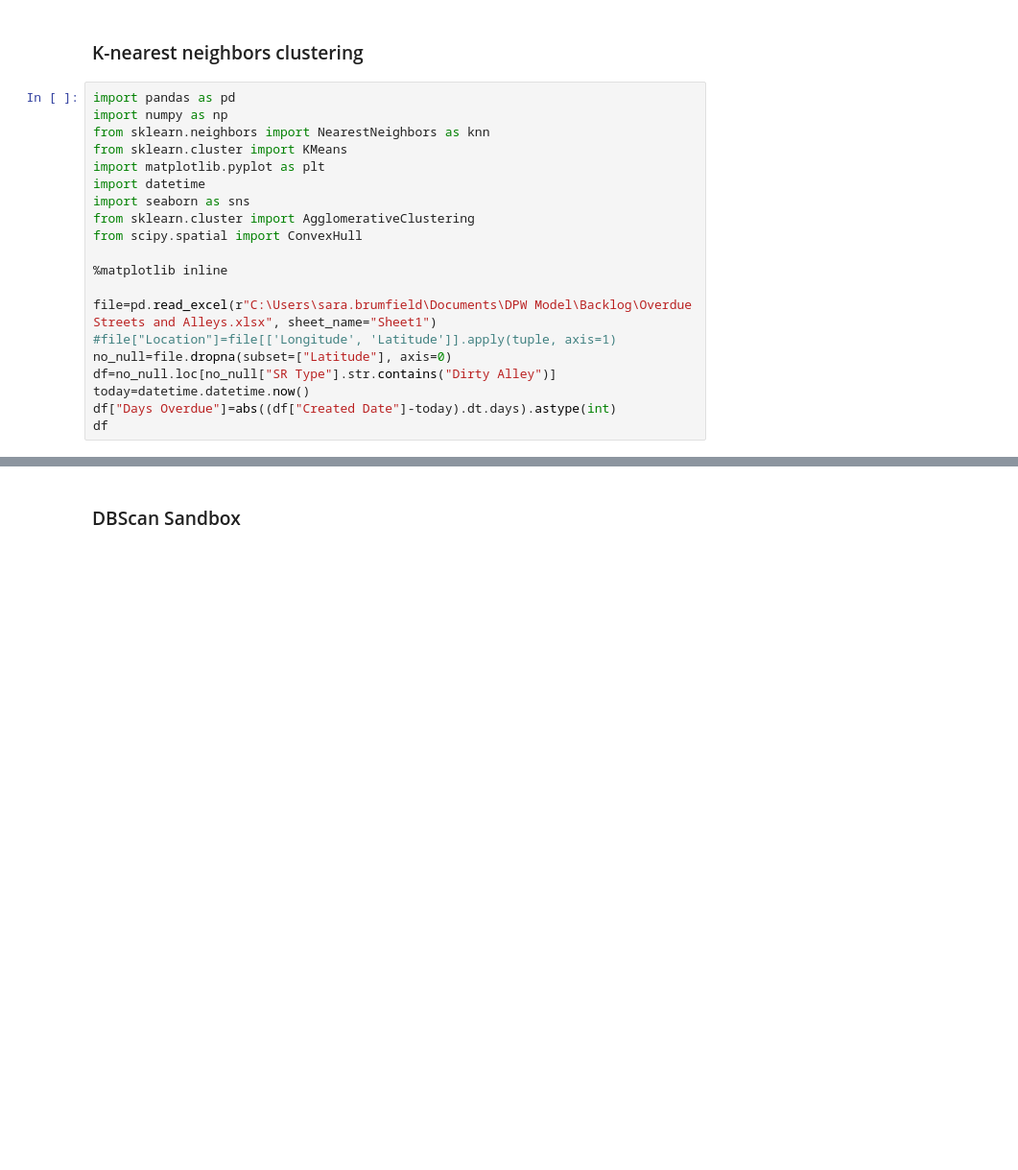
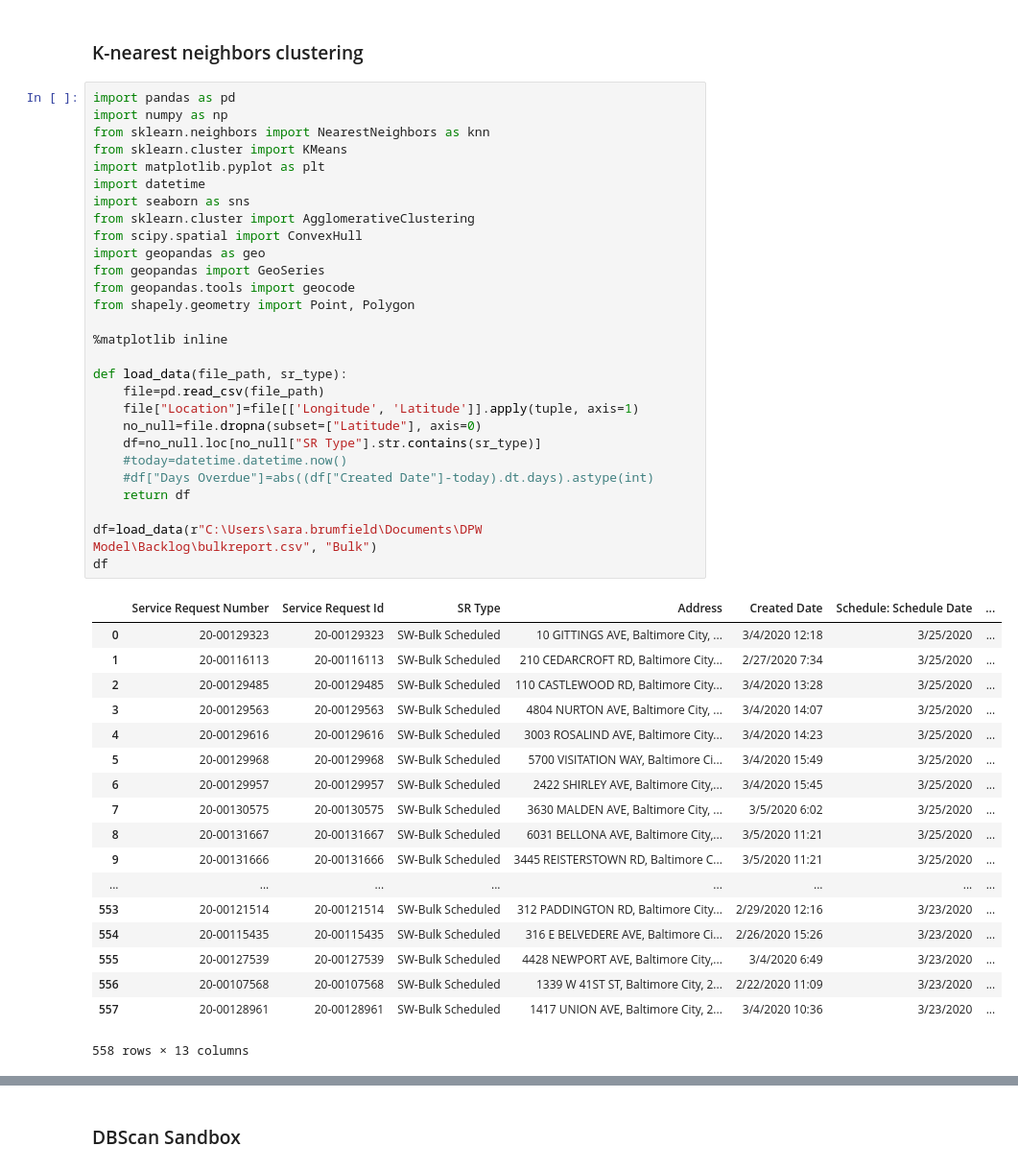
Before and after one commit to city-of-baltimore/BSWWorkClusters, a Jupyter notebook: clusters.ipynb, the cells around one changed output, grey strips where cells are left out. Shown at 96% size. Saved outputs shown, nothing was run; the diff lists cells and outputs as text; blank space fills up the shorter version.

```diff
--- a/clusters.ipynb
+++ b/clusters.ipynb
@@ -3,21 +3,48 @@
 # %%
 import pandas as pd
 import numpy as np
 from sklearn.neighbors import NearestNeighbors as knn
 from sklearn.cluster import KMeans
 import matplotlib.pyplot as plt
 import datetime
 import seaborn as sns
 from sklearn.cluster import AgglomerativeClustering
 from scipy.spatial import ConvexHull
+import geopandas as geo
+from geopandas import GeoSeries
+from geopandas.tools import geocode
+from shapely.geometry import Point, Polygon
 
 %matplotlib inline
 
-file=pd.read_excel(r"C:\Users\sara.brumfield\Documents\DPW Model\Backlog\Overdue Streets and Alleys.xlsx", sheet_name="Sheet1")
-#file["Location"]=file[['Longitude', 'Latitude']].apply(tuple, axis=1)
-no_null=file.dropna(subset=["Latitude"], axis=0)
-df=no_null.loc[no_null["SR Type"].str.contains("Dirty Alley")]
-today=datetime.datetime.now()
-df["Days Overdue"]=abs((df["Created Date"]-today).dt.days).astype(int)
+def load_data(file_path, sr_type):
+    file=pd.read_csv(file_path)
+    file["Location"]=file[['Longitude', 'Latitude']].apply(tuple, axis=1)
+    no_null=file.dropna(subset=["Latitude"], axis=0)
+    df=no_null.loc[no_null["SR Type"].str.contains(sr_type)]
+    #today=datetime.datetime.now()
+    #df["Days Overdue"]=abs((df["Created Date"]-today).dt.days).astype(int)
+    return df
+
+df=load_data(r"C:\Users\sara.brumfield\Documents\DPW Model\Backlog\bulkreport.csv", "Bulk")
 df
+# %% [output]
+|  | Service Request Number | Service Request Id | SR Type | Address | Created Date | Schedule: Schedule Date | ... |
+| 0 | 20-00129323 | 20-00129323 | SW-Bulk Scheduled | 10 GITTINGS AVE, Baltimore City, ... | 3/4/2020 12:18 | 3/25/2020 | ... |
+| 1 | 20-00116113 | 20-00116113 | SW-Bulk Scheduled | 210 CEDARCROFT RD, Baltimore City... | 2/27/2020 7:34 | 3/25/2020 | ... |
+| 2 | 20-00129485 | 20-00129485 | SW-Bulk Scheduled | 110 CASTLEWOOD RD, Baltimore City... | 3/4/2020 13:28 | 3/25/2020 | ... |
+| 3 | 20-00129563 | 20-00129563 | SW-Bulk Scheduled | 4804 NURTON AVE, Baltimore City, ... | 3/4/2020 14:07 | 3/25/2020 | ... |
+| 4 | 20-00129616 | 20-00129616 | SW-Bulk Scheduled | 3003 ROSALIND AVE, Baltimore City... | 3/4/2020 14:23 | 3/25/2020 | ... |
+| 5 | 20-00129968 | 20-00129968 | SW-Bulk Scheduled | 5700 VISITATION WAY, Baltimore Ci... | 3/4/2020 15:49 | 3/25/2020 | ... |
+| 6 | 20-00129957 | 20-00129957 | SW-Bulk Scheduled | 2422 SHIRLEY AVE, Baltimore City,... | 3/4/2020 15:45 | 3/25/2020 | ... |
+| 7 | 20-00130575 | 20-00130575 | SW-Bulk Scheduled | 3630 MALDEN AVE, Baltimore City, ... | 3/5/2020 6:02 | 3/25/2020 | ... |
+| 8 | 20-00131667 | 20-00131667 | SW-Bulk Scheduled | 6031 BELLONA AVE, Baltimore City,... | 3/5/2020 11:21 | 3/25/2020 | ... |
+| 9 | 20-00131666 | 20-00131666 | SW-Bulk Scheduled | 3445 REISTERSTOWN RD, Baltimore C... | 3/5/2020 11:21 | 3/25/2020 | ... |
+| ... | ... | ... | ... | ... | ... | ... | ... |
+| 553 | 20-00121514 | 20-00121514 | SW-Bulk Scheduled | 312 PADDINGTON RD, Baltimore City... | 2/29/2020 12:16 | 3/23/2020 | ... |
+| 554 | 20-00115435 | 20-00115435 | SW-Bulk Scheduled | 316 E BELVEDERE AVE, Baltimore Ci... | 2/26/2020 15:26 | 3/23/2020 | ... |
+| 555 | 20-00127539 | 20-00127539 | SW-Bulk Scheduled | 4428 NEWPORT AVE, Baltimore City,... | 3/4/2020 6:49 | 3/23/2020 | ... |
+| 556 | 20-00107568 | 20-00107568 | SW-Bulk Scheduled | 1339 W 41ST ST, Baltimore City, 2... | 2/22/2020 11:09 | 3/23/2020 | ... |
+| 557 | 20-00128961 | 20-00128961 | SW-Bulk Scheduled | 1417 UNION AVE, Baltimore City, 2... | 3/4/2020 10:36 | 3/23/2020 | ... |
+558 rows × 13 columns
 # %%
```
Also changed, not shown: parts of 6 cells of this notebook.
